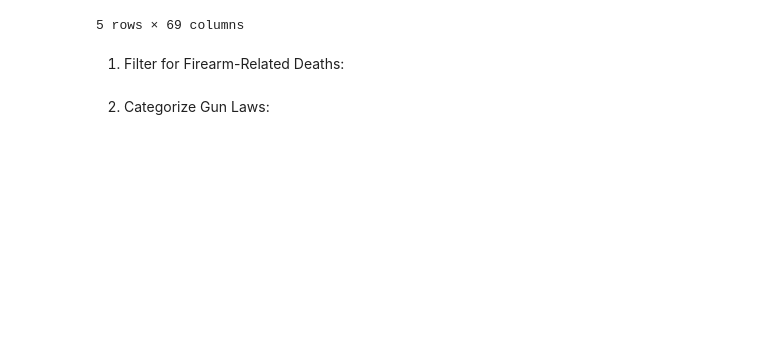
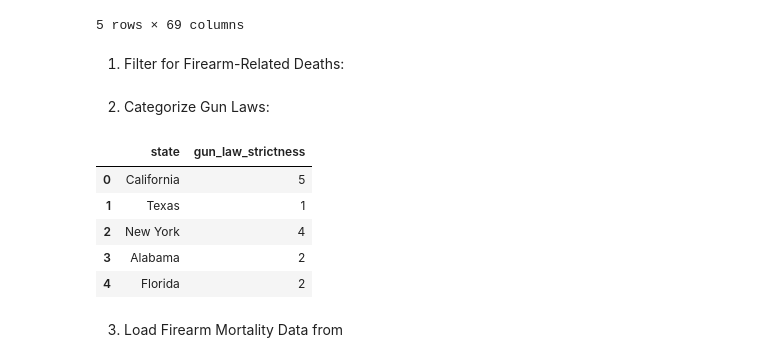
Before and after one commit to waheeb123/Data-608, a Jupyter notebook: Story_3_.ipynb, the cells around one changed output. Saved outputs shown, nothing was run; the diff lists cells and outputs as text; code cells hidden in the pictures; blank space fills up the shorter version.

```diff
--- a/Story_3_.ipynb
+++ b/Story_3_.ipynb
@@ -36,16 +36,29 @@ df_firearm = df[df['cause_of_death'].str.contains('Firearm', case=False, na=Fals
 # %% [markdown]
 2. Categorize Gun Laws:
 # %%
-# Example gun law strictness categories
+# Example gun law strictness categories (simplified version)
 gun_laws = {
     'California': 5,
     'Texas': 1,
     'New York': 4,
     'Alabama': 2,
     'Florida': 2,
     'Illinois': 4,
-    # Add all other states with their appropriate scale
+    'Arizona': 2,
+    'Alaska': 1,
+    'Arkansas': 1,
+    # Add other states as needed...
 }
 
-# Convert gun law dictionary into DataFrame
+# Convert the gun law strictness dictionary into a DataFrame
 df_gun_laws = pd.DataFrame(list(gun_laws.items()), columns=['state', 'gun_law_strictness'])
+df_gun_laws.head()
+# %% [output]
+|  | state | gun_law_strictness |
+| 0 | California | 5 |
+| 1 | Texas | 1 |
+| 2 | New York | 4 |
+| 3 | Alabama | 2 |
+| 4 | Florida | 2 |
+# %% [markdown]
+3. Load Firearm Mortality Data from
```
Also changed, not shown: parts of 12 cells of this notebook.
